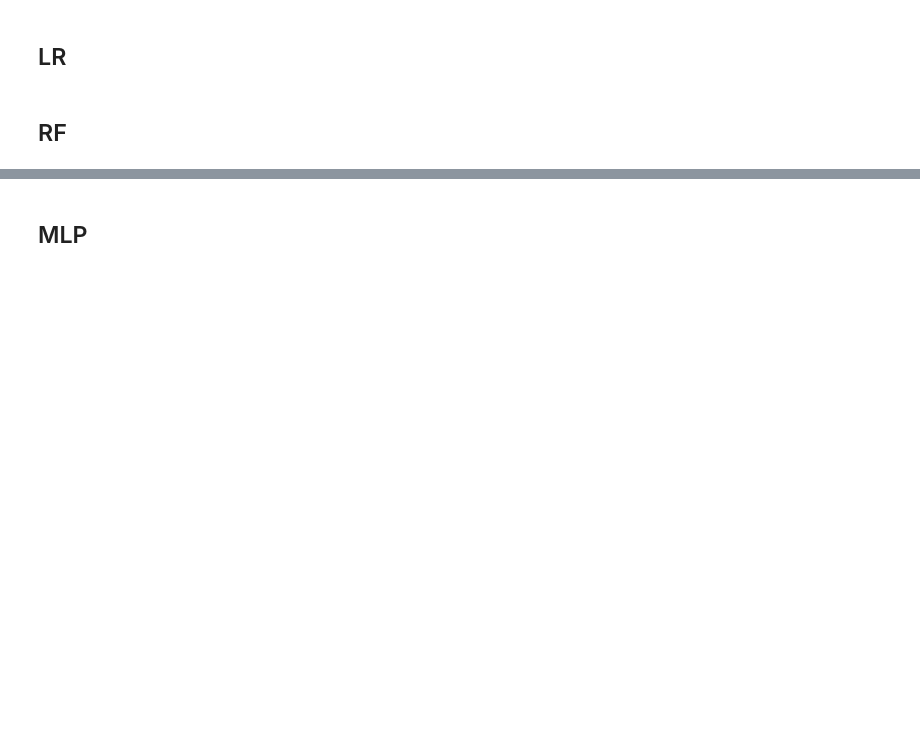
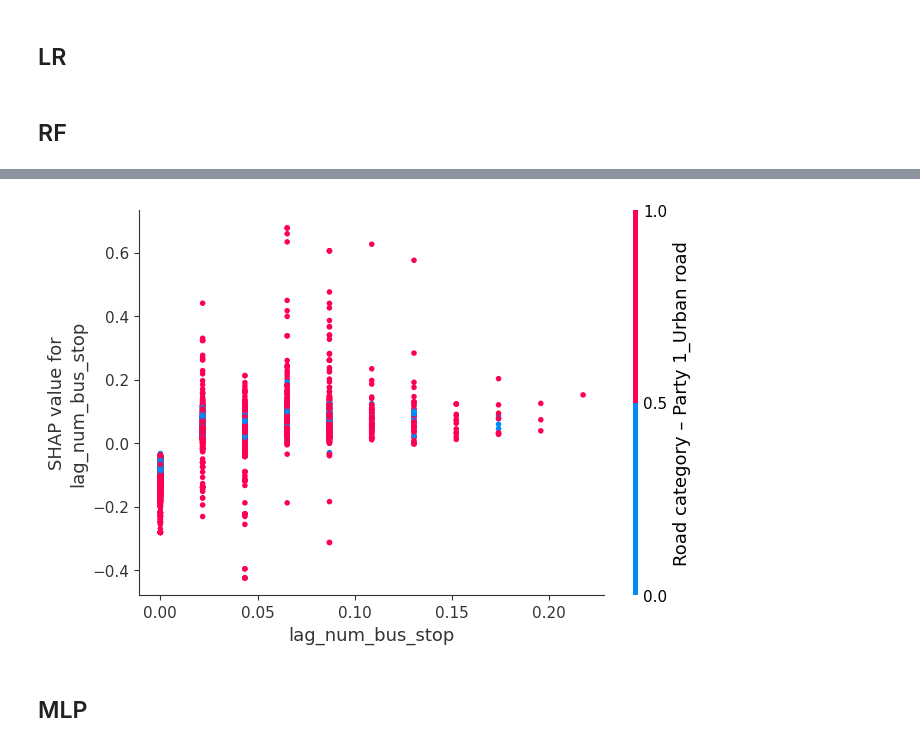
Before and after one commit to kennywang112/ST-RTA, a Jupyter notebook: ModelsV7/Model.ipynb, the cells around one changed output, grey strips where cells are left out. Drawn from its saved outputs; the diff is of its cells as text; code cells hidden in the pictures; blank space fills up the shorter version.

```diff
--- a/ModelsV7/Model.ipynb
+++ b/ModelsV7/Model.ipynb
@@ -190,22 +274,32 @@ for col in select_group:
 # %%
-X_subset = X_test.iloc[:100, :]
+# best_rf_B.classes_
+# target_label = 'Emergent'
+target_label = 'Emergent'
+best_rf = best_rf_B
+shap_value = shap_values_B
+X_test = X_test_B
 
-target_label = 'Dissipated'
 class_idx = list(best_rf.classes_).index(target_label)
 
-if isinstance(shap_values, list):
-    target_shap = shap_values[class_idx]
+if isinstance(shap_value, list):
+    target_shap = shap_value[class_idx]
 else:
-    target_shap = shap_values[:, :, class_idx]
+    target_shap = shap_value[:, :, class_idx]
 
-plt.figure(figsize=(10, 6))
+# shap.dependence_plot(
+#     "num_youbike",
+#     target_shap,
+#     X_test,
+#     interaction_index="Road type (major category)_Single road section"
+# )
 shap.dependence_plot(
-    "num_youbike",
+    "lag_num_bus_stop",
     target_shap,
-    X_subset,
-    interaction_index="num_bus_stop"
+    X_test,
+    # interaction_index="Road type (major category)_Intersection"
 )
-plt.show()
+# %% [output]
+[figure, added]
 # %% [markdown]
 ## MLP
 # %%
```
Also changed, not shown: parts of 15 cells of this notebook, 3 other files.
